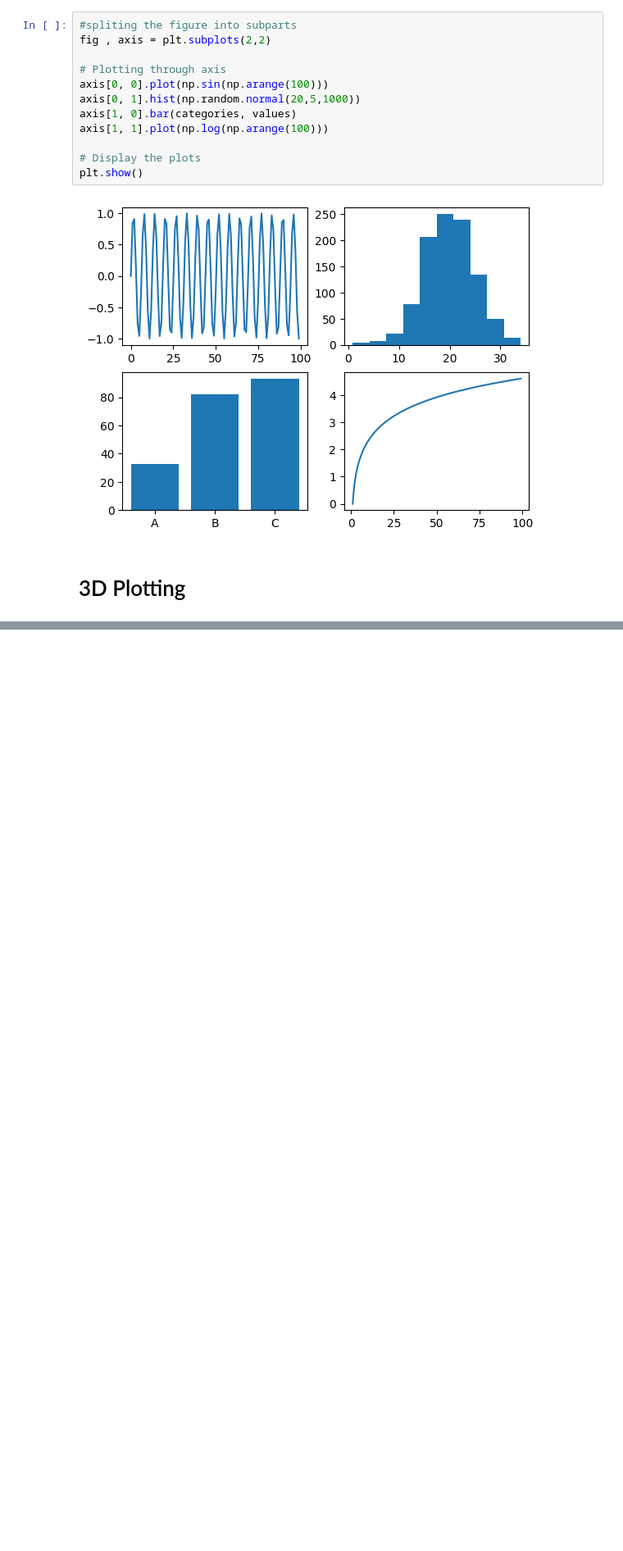
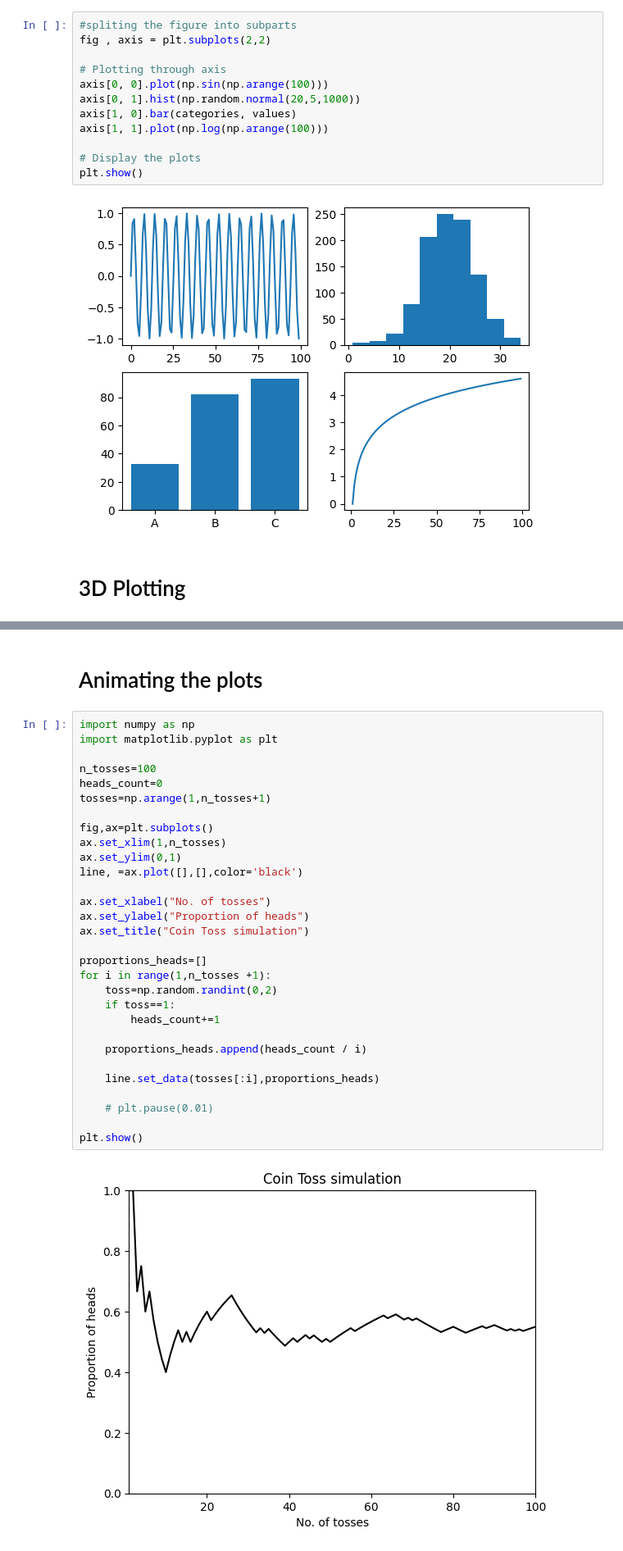
Before and after one commit to 24f3003058/Machine-Learning-Practice, a Jupyter notebook: Matplotlib.ipynb, the cells around one changed output, grey strips where cells are left out. Shown at 82% size. Saved outputs shown, nothing was run; the diff lists cells and outputs as text; blank space fills up the shorter version.

```diff
--- a/Matplotlib.ipynb
+++ b/Matplotlib.ipynb
@@ -171,0 +184,34 @@ plt.show()
+# %% [markdown]
+# Animating the plots
+# %%
+import numpy as np
+import matplotlib.pyplot as plt
+
+n_tosses=100
+heads_count=0
+tosses=np.arange(1,n_tosses+1)
+
+fig,ax=plt.subplots()
+ax.set_xlim(1,n_tosses)
+ax.set_ylim(0,1)
+line, =ax.plot([],[],color='black')
+
+ax.set_xlabel("No. of tosses")
+ax.set_ylabel("Proportion of heads")
+ax.set_title("Coin Toss simulation")
+
+proportions_heads=[]
+for i in range(1,n_tosses +1):
+    toss=np.random.randint(0,2)
+    if toss==1:
+        heads_count+=1
+
+    proportions_heads.append(heads_count / i)
+
+    line.set_data(tosses[:i],proportions_heads)
+
+    # plt.pause(0.01)
+
+plt.show()
+# %% [output]
+[figure, added]
```
Also changed, not shown: parts of 1 cell of this notebook.
